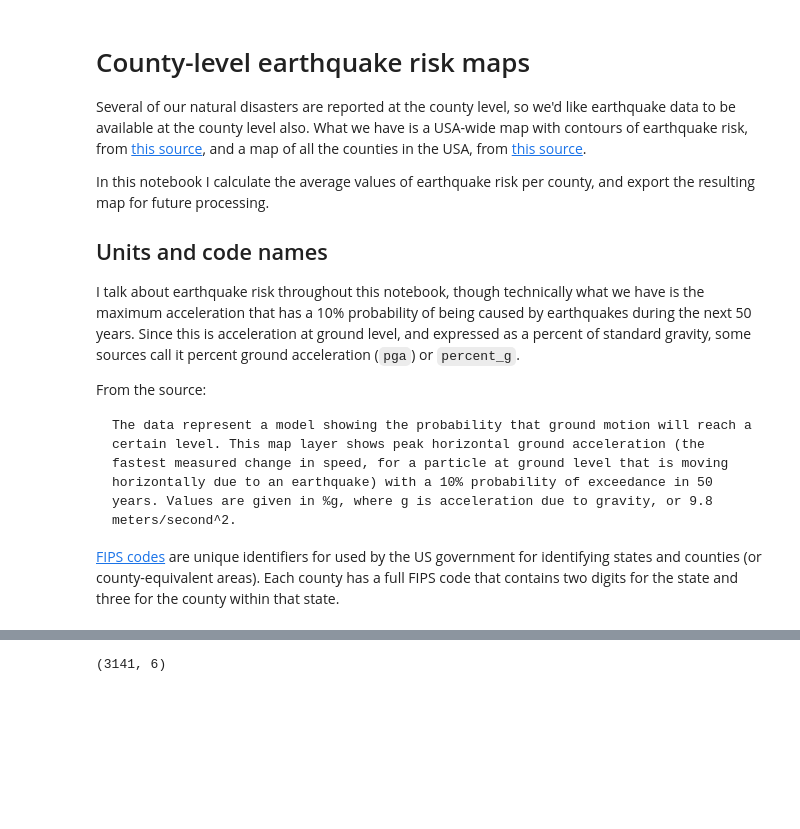
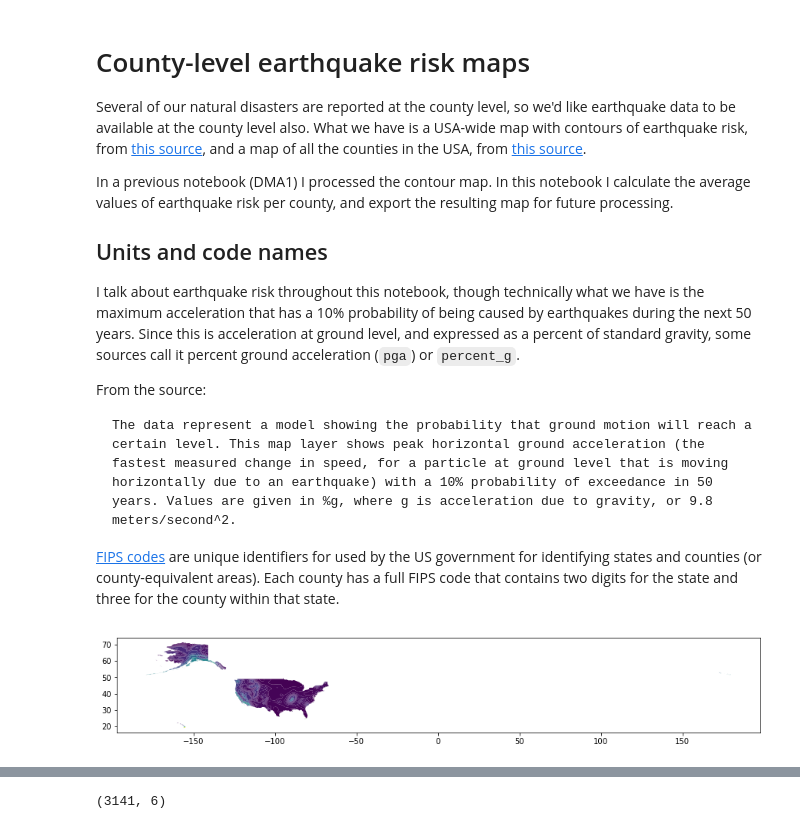
Before and after one commit to labs12-should-i-live-here/DS, a Jupyter notebook: notebooks/DMA2 - Earthquakes risk by county.ipynb, the cells around one changed output, grey strips where cells are left out. Drawn from its saved outputs; the diff is of its cells as text; code cells hidden in the pictures; blank space fills up the shorter version.

Commit message:
Quake risk by county, notebook and output

```diff
--- a/notebooks/DMA2 - Earthquakes risk by county.ipynb
+++ b/notebooks/DMA2 - Earthquakes risk by county.ipynb
@@ -3,7 +3,7 @@
 
 Several of our natural disasters are reported at the county level, so we'd like earthquake data to be available at the county level also.  What we have is a USA-wide map with contours of earthquake risk, from [this source](https://geo.nyu.edu/catalog/stanford-rm034qp5477), and a map of all the counties in the USA, from [this source](https://community.esri.com/thread/24614).
 
-In this notebook I calculate the average values of earthquake risk per county, and export the resulting map for future processing.
+In a previous notebook (DMA1) I processed the contour map. In this notebook I calculate the average values of earthquake risk per county, and export the resulting map for future processing.
 
 ## Units and code names
 
@@ -19,4 +19,12 @@ The data represent a model showing the probability that ground motion will reach
 import numpy as np
 import geopandas
 import pandas as pd
+# %%
+# Import previously-created map of earthquake risk contour lines.
+quakes = geopandas.read_file('../data_output/1__quake_contour/')
+
+# Plot full map including all territories
+quakes.plot(column='pga', figsize=(15,15));
+# %% [output]
+[figure, added]
 # %%
```
Also changed, not shown: parts of 9 cells of this notebook, 13 other files.
